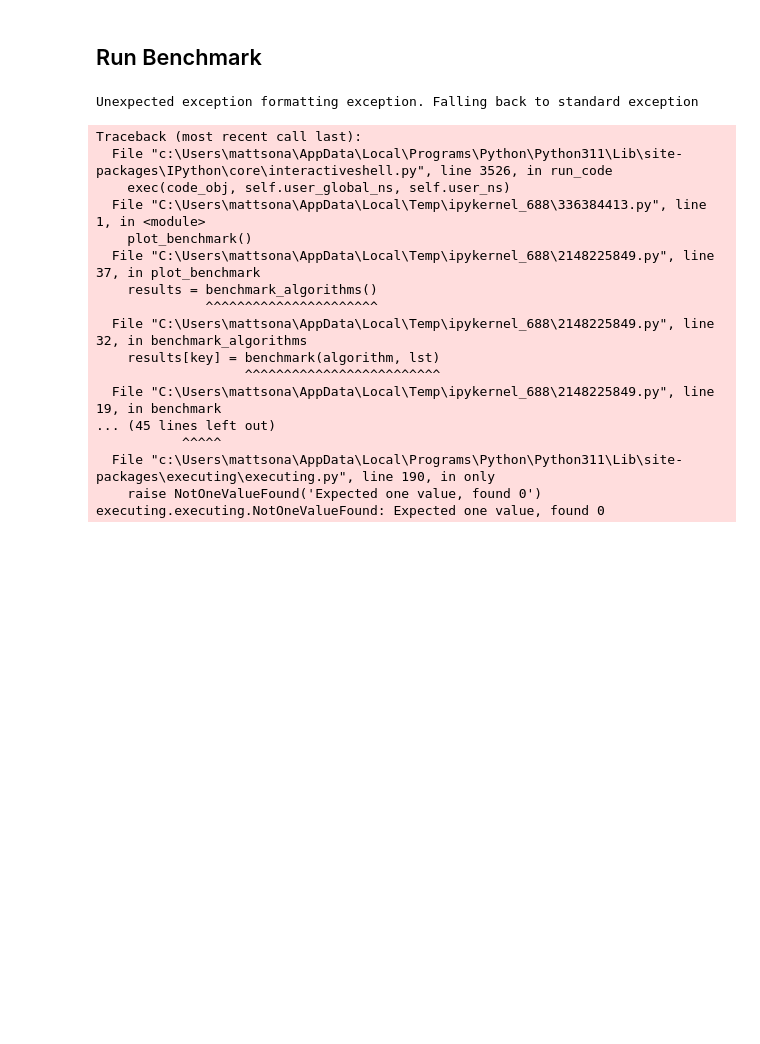
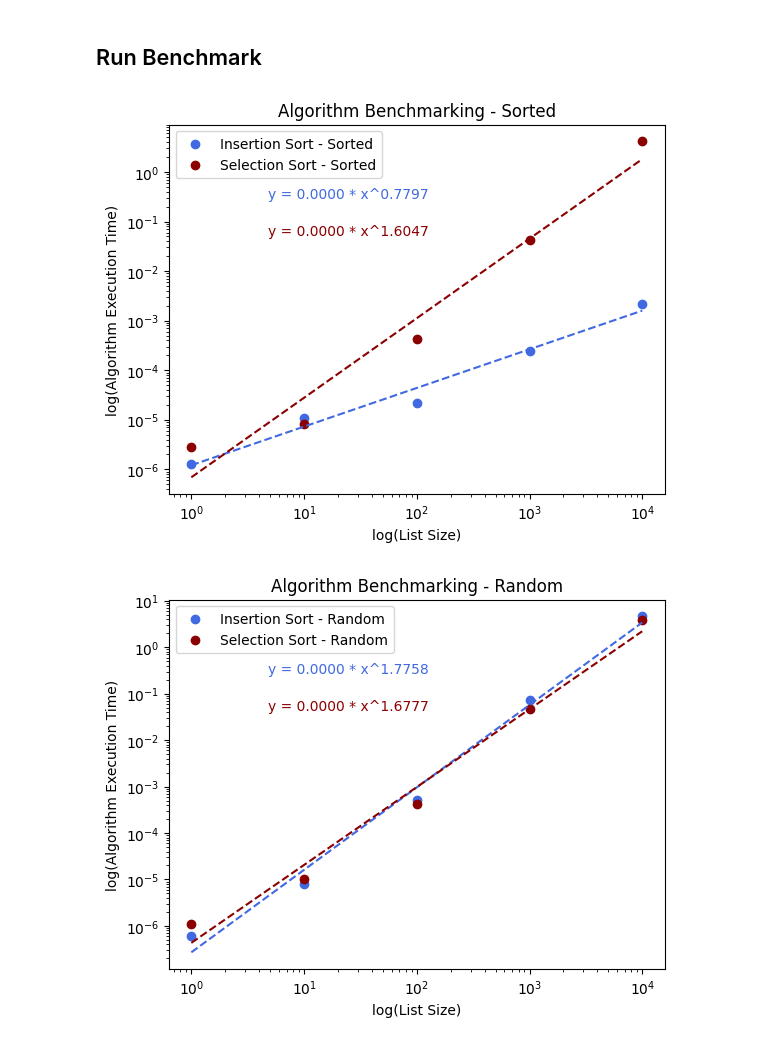
Before and after one commit to czerkisi/algorithms-project2, a Jupyter notebook: program2.ipynb, the cells around one changed output. Saved outputs shown, nothing was run; the diff lists cells and outputs as text; code cells hidden in the pictures; blank space fills up the shorter version.

Commit message:
finish analysis and add line of best fit with equation

```diff
--- a/program2.ipynb
+++ b/program2.ipynb
@@ -157,23 +165,7 @@ def plot_benchmark():
 # %% [markdown]
 ## Run Benchmark
 # %%
-plot_benchmark()
+plot_benchmarks()
 # %% [output]
-Unexpected exception formatting exception. Falling back to standard exception
-Traceback (most recent call last):
-  File "c:\Users\mattsona\AppData\Local\Programs\Python\Python311\Lib\site-packages\IPython\core\interactiveshell.py", line 3526, in run_code
-    exec(code_obj, self.user_global_ns, self.user_ns)
-  File "C:\Users\mattsona\AppData\Local\Temp\ipykernel_688\336384413.py", line 1, in <module>
-    plot_benchmark()
-  File "C:\Users\mattsona\AppData\Local\Temp\ipykernel_688\2148225849.py", line 37, in plot_benchmark
-    results = benchmark_algorithms()
-              ^^^^^^^^^^^^^^^^^^^^^^
-  File "C:\Users\mattsona\AppData\Local\Temp\ipykernel_688\2148225849.py", line 32, in benchmark_algorithms
-    results[key] = benchmark(algorithm, lst)
-                   ^^^^^^^^^^^^^^^^^^^^^^^^^
-  File "C:\Users\mattsona\AppData\Local\Temp\ipykernel_688\2148225849.py", line 19, in benchmark
-... (45 lines left out)
-           ^^^^^
-  File "c:\Users\mattsona\AppData\Local\Programs\Python\Python311\Lib\site-packages\executing\executing.py", line 190, in only
-    raise NotOneValueFound('Expected one value, found 0')
-executing.executing.NotOneValueFound: Expected one value, found 0
+[figure, added]
+[figure, added]
```
Also changed, not shown: parts of 5 cells of this notebook.
